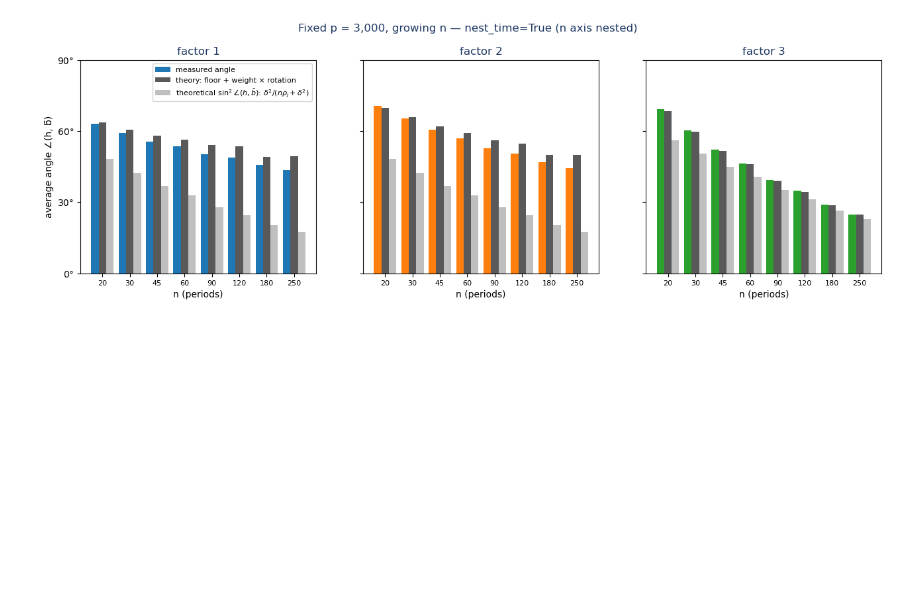
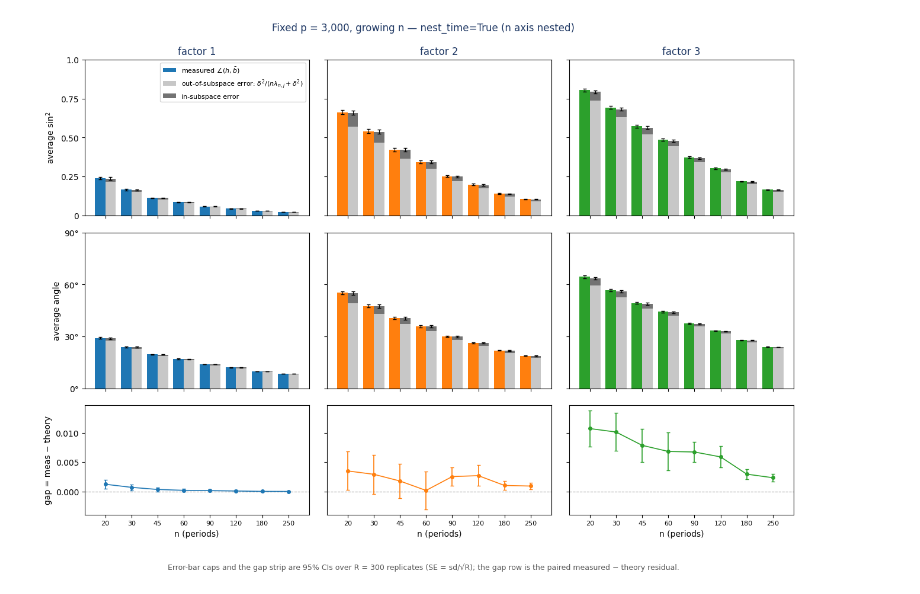
Before and after one commit to nlgac/factor_lab, a Jupyter notebook: ex-1.ipynb, the cells around one changed output. Drawn from its saved outputs; the diff is of its cells as text; code cells hidden in the pictures; blank space fills up the shorter version.

```diff
--- a/ex-1.ipynb
+++ b/ex-1.ipynb
@@ -66,22 +87,22 @@ fig.subplots_adjust(left=0.06, right=0.97, top=0.86, bottom=0.28)
 x = np.arange(len(P_VALUES))
 for j, ax in zip((1, 2, 3), axes):
     a = avg[avg["j"] == j].set_index("p").loc[P_VALUES]
-    floor_part = a["ang_floor"].to_numpy()
-    rotation_part = a["ang_pred"].to_numpy() - floor_part
-    ax.bar(x, floor_part, color="#4878a8", label="floor alone (estimable, large)")
-    ax.bar(x, rotation_part, bottom=floor_part, color="#f28e2b",
-           label="added by rotation (latent, small)")
+    oos_part = a["ang_oos"].to_numpy()
+    insub_part = a["ang_theory"].to_numpy() - oos_part
+    ax.bar(x, oos_part, color="#4878a8", label="out-of-subspace error (estimable, large)")
+    ax.bar(x, insub_part, bottom=oos_part, color="#f28e2b",
+           label="in-subspace error (latent, small)")
     ax.set_xticks(x, [f"{p:,}" for p in P_VALUES], fontsize=8)
     ax.set_ylim(0, 90)
     ax.set_yticks(*DEG_TICKS)
     ax.set_title(f"factor {j}", color=NAVY)
     ax.set_xlabel("p (assets)")
-axes[0].set_ylabel("average angle \u2220(h, b\u0304)")
+axes[0].set_ylabel("average angle")
 axes[0].legend(fontsize=8, loc="upper right")
 
 fig.text(0.5, 0.04,
-         "Blue (floor alone) dominates the angle at every dimension p; orange (extra from "
-         "rotation) is a thin sliver.\nBoth pieces are set by the realized factor returns, "
+         "Blue (out-of-subspace error) dominates the angle at every dimension p; orange (in-subspace error"
+         ") is a thin sliver.\nBoth pieces are set by the realized factor returns, "
          "not by p \u2014 the note's punchline: the recoverable part of the error is the larger one.",
          fontsize=11, color=GRAY, ha="center")
 
@@ -196,43 +226,46 @@ plt.show()
 # %%
-# Same fixed-p = 3000 sweep, but with nest_time=True: each replicate draws returns
-# ONCE at n_max and every n is the first-n-periods prefix of that single draw, so the
-# n-curve is nested (a monotone, lower-variance time analogue of the p nesting)
-# instead of being redrawn independently for each n.
+# Same fixed-p = 3000 sweep with nest_time=True (n axis nested): smoother n-curve.
+P_FIXED = 3000
 design_nt = DesignSpec(
     n_values=[20, 30, 45, 60, 90, 120, 180, 250],
     p_values=[P_FIXED],
     n_reps=300,
     random_seed=20260511,
     sampling="nested",
     nest_time=True,
 )
 df_nt = run_experiment(model, design_nt, DispersionBiasExperiment())
-
-d_nt = df_nt.assign(ang_obs=to_deg(df_nt["sin2_j"]), ang_pred=to_deg(df_nt["rhs"]))
-avg_nt = d_nt.groupby(["n", "j"])[["ang_obs", "ang_pred"]].mean().reset_index()
+d_nt = df_nt.assign(
+    s2_meas=df_nt["sin2_j"], s2_theory=df_nt["rhs"], s2_oos=df_nt["floor"],
+    ang_meas=to_deg(df_nt["sin2_j"]), ang_theory=to_deg(df_nt["rhs"]), ang_oos=to_deg(df_nt["floor"]),
+)
+avg_nt = summarize(d_nt, "n")
 N_VALUES_NT = sorted(d_nt["n"].unique())
-
-fig, axes = plt.subplots(1, 3, figsize=(13.3, 4.6), sharey=True)
-fig.subplots_adjust(left=0.06, right=0.97, top=0.86, bottom=0.16)
-for j, ax in zip((1, 2, 3), axes):
+fig, axes = plt.subplots(3, 3, figsize=(13.3, 9.6), sharex="col", sharey="row",
+                         gridspec_kw={"height_ratios": [1, 1, 0.7]})
+fig.subplots_adjust(left=0.07, right=0.97, top=0.92, bottom=0.12, hspace=0.12, wspace=0.08)
+cats = [str(n) for n in N_VALUES_NT]
+for j in (1, 2, 3):
     a = avg_nt[avg_nt["j"] == j].set_index("n").loc[N_VALUES_NT]
-    floor_vals = np.array([theo_floor_deg(j, n) for n in N_VALUES_NT])
-    angle_bars(ax, [str(n) for n in N_VALUES_NT], [
-        ("measured angle", a["ang_obs"].to_numpy(), FACTOR_COLORS[j - 1]),
-        ("theory: floor + weight × rotation", a["ang_pred"].to_numpy(), "0.35"),
-        (LABEL_THEO, floor_vals, "0.75"),
-    ])
-    ax.set_ylim(0, 90)
-    ax.set_yticks(*DEG_TICKS)
-    ax.set_title(f"factor {j}", color=NAVY)
-    ax.set_xlabel("n (periods)")
-    if j == 1:
-        ax.set_ylabel("average angle ∠(h, b̄)")
-        ax.legend(fontsize=8, loc="upper right")
-    else:
-        ax.tick_params(labelleft=False)
-fig.suptitle(f"Fixed p = {P_FIXED:,}, growing n — nest_time=True (n axis nested)",
-             color=NAVY, y=0.98)
+    decomp_panel(axes[0, j-1], cats, a["s2_meas"].to_numpy(), a["s2_oos"].to_numpy(),
+                 (a["s2_theory"] - a["s2_oos"]).to_numpy(), FACTOR_COLORS[j-1],
+                 meas_se=a["s2_meas_se"].to_numpy(), total_se=a["s2_theory_se"].to_numpy())
+    axes[0, j-1].set_title(f"factor {j}", color=NAVY)
+    decomp_panel(axes[1, j-1], cats, a["ang_meas"].to_numpy(), a["ang_oos"].to_numpy(),
+                 (a["ang_theory"] - a["ang_oos"]).to_numpy(), FACTOR_COLORS[j-1],
+                 meas_se=a["ang_meas_se"].to_numpy(), total_se=a["ang_theory_se"].to_numpy())
+    gap_panel(axes[2, j-1], cats, a["gap"].to_numpy(), a["gap_se"].to_numpy(), FACTOR_COLORS[j-1])
+    axes[2, j-1].set_xlabel("n (periods)")
+axes[0, 0].set_ylim(0, 1);  axes[0, 0].set_yticks(*SIN2_TICKS); axes[0, 0].set_ylabel(r"average $\sin^2$")
+axes[1, 0].set_ylim(0, 90); axes[1, 0].set_yticks(*DEG_TICKS);  axes[1, 0].set_ylabel("average angle")
+axes[2, 0].set_ylabel("gap = meas − theory")
+axes[0, 0].legend(fontsize=8, loc="upper right")
+for ax in axes.flat:
+    ax.label_outer()
+fig.suptitle(f"Fixed p = {P_FIXED:,}, growing n — nest_time=True (n axis nested)", color=NAVY, y=0.985)
+fig.text(0.5, 0.035, "Error-bar caps and the gap strip are 95% CIs over R = 300 replicates "
+         "(SE = sd/√R); the gap row is the paired measured − theory residual.",
+         ha="center", va="top", fontsize=9, color=GRAY)
 plt.show()
 # %% [output]
-[figure, old version]
+[figure, new version]
```
Also changed, not shown: parts of 5 cells of this notebook.
